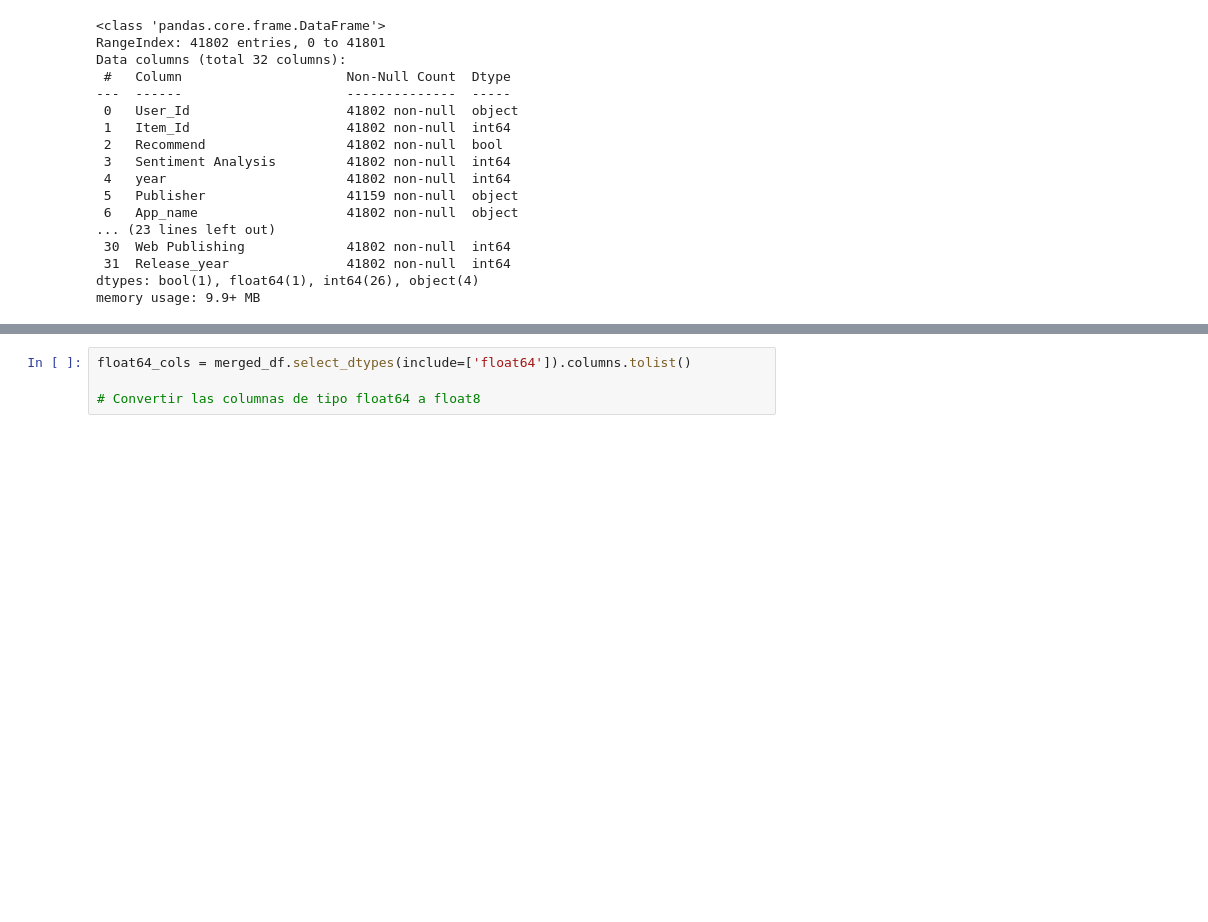
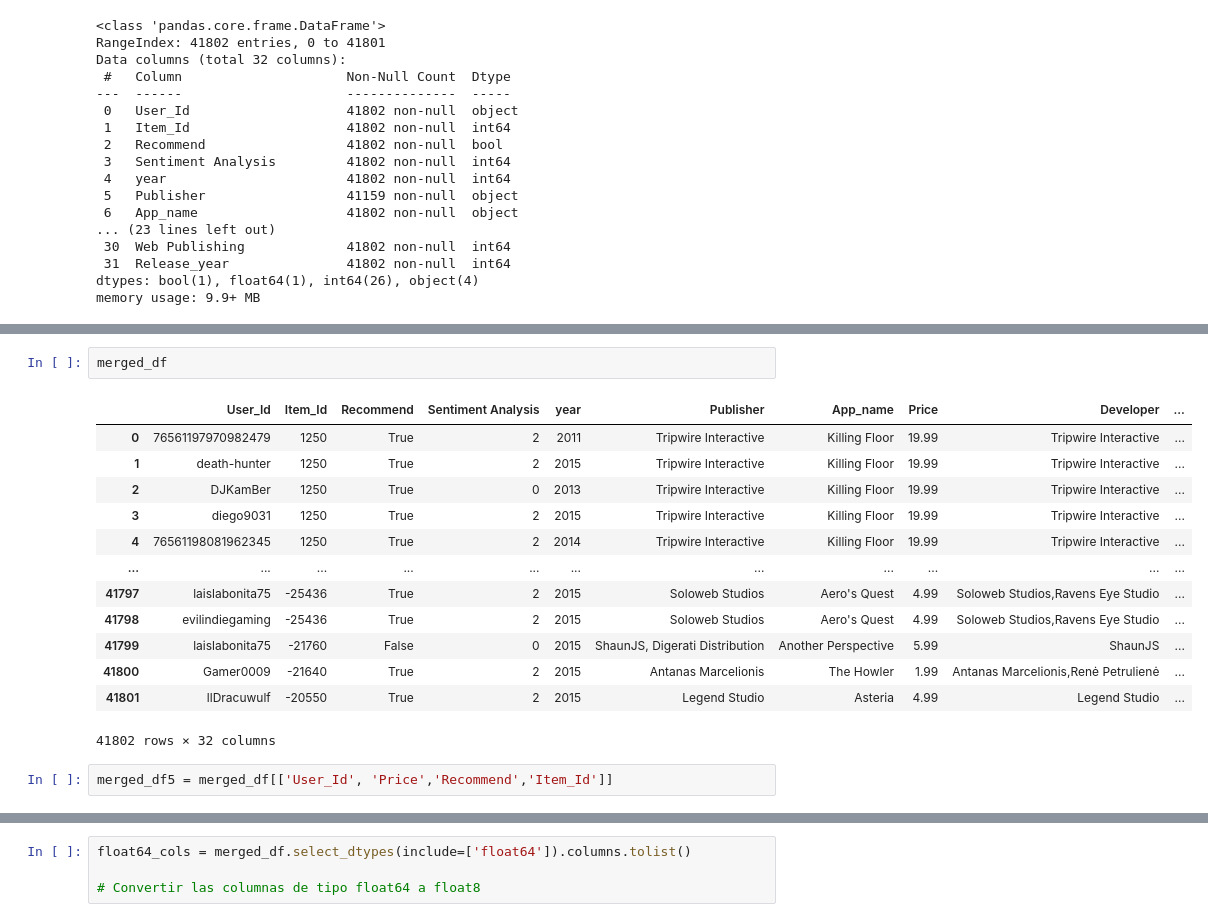
Before and after one commit to FRANCISCOMANGULO/PI-MLOps-STEAM-Francisco, a Jupyter notebook: prueba.ipynb, the cells around one changed output, grey strips where cells are left out. Drawn from its saved outputs; the diff is of its cells as text; blank space fills up the shorter version.

```diff
--- a/prueba.ipynb
+++ b/prueba.ipynb
@@ -1024,0 +1103,18 @@ int64_cols = merged_df.select_dtypes(include=['int64']).columns.tolist()
+# %%
+merged_df
+# %% [output]
+|  | User_Id | Item_Id | Recommend | Sentiment Analysis | year | Publisher | App_name | Price | Developer | ... |
+| 0 | 76561197970982479 | 1250 | True | 2 | 2011 | Tripwire Interactive | Killing Floor | 19.99 | Tripwire Interactive | ... |
+| 1 | death-hunter | 1250 | True | 2 | 2015 | Tripwire Interactive | Killing Floor | 19.99 | Tripwire Interactive | ... |
+| 2 | DJKamBer | 1250 | True | 0 | 2013 | Tripwire Interactive | Killing Floor | 19.99 | Tripwire Interactive | ... |
+| 3 | diego9031 | 1250 | True | 2 | 2015 | Tripwire Interactive | Killing Floor | 19.99 | Tripwire Interactive | ... |
+| 4 | 76561198081962345 | 1250 | True | 2 | 2014 | Tripwire Interactive | Killing Floor | 19.99 | Tripwire Interactive | ... |
+| ... | ... | ... | ... | ... | ... | ... | ... | ... | ... | ... |
+| 41797 | laislabonita75 | -25436 | True | 2 | 2015 | Soloweb Studios | Aero's Quest | 4.99 | Soloweb Studios,Ravens Eye Studio | ... |
+| 41798 | evilindiegaming | -25436 | True | 2 | 2015 | Soloweb Studios | Aero's Quest | 4.99 | Soloweb Studios,Ravens Eye Studio | ... |
+| 41799 | laislabonita75 | -21760 | False | 0 | 2015 | ShaunJS, Digerati Distribution | Another Perspective | 5.99 | ShaunJS | ... |
+| 41800 | Gamer0009 | -21640 | True | 2 | 2015 | Antanas Marcelionis | The Howler | 1.99 | Antanas Marcelionis,Renė Petrulienė | ... |
+| 41801 | llDracuwulf | -20550 | True | 2 | 2015 | Legend Studio | Asteria | 4.99 | Legend Studio | ... |
+41802 rows × 32 columns
+# %%
+merged_df5 = merged_df[['User_Id', 'Price','Recommend','Item_Id']]
```
Also changed, not shown: parts of 40 cells of this notebook, 13 other files.
